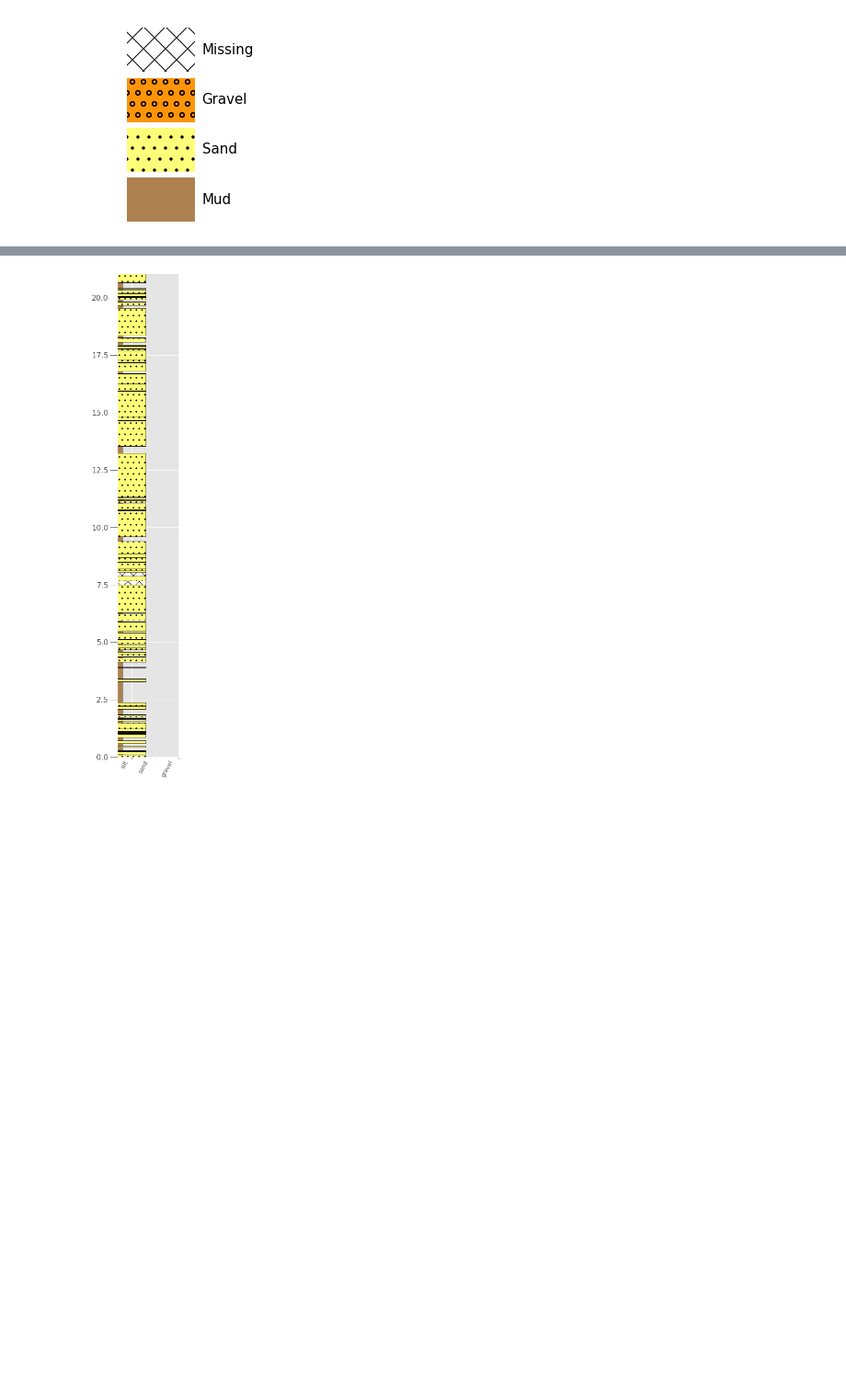
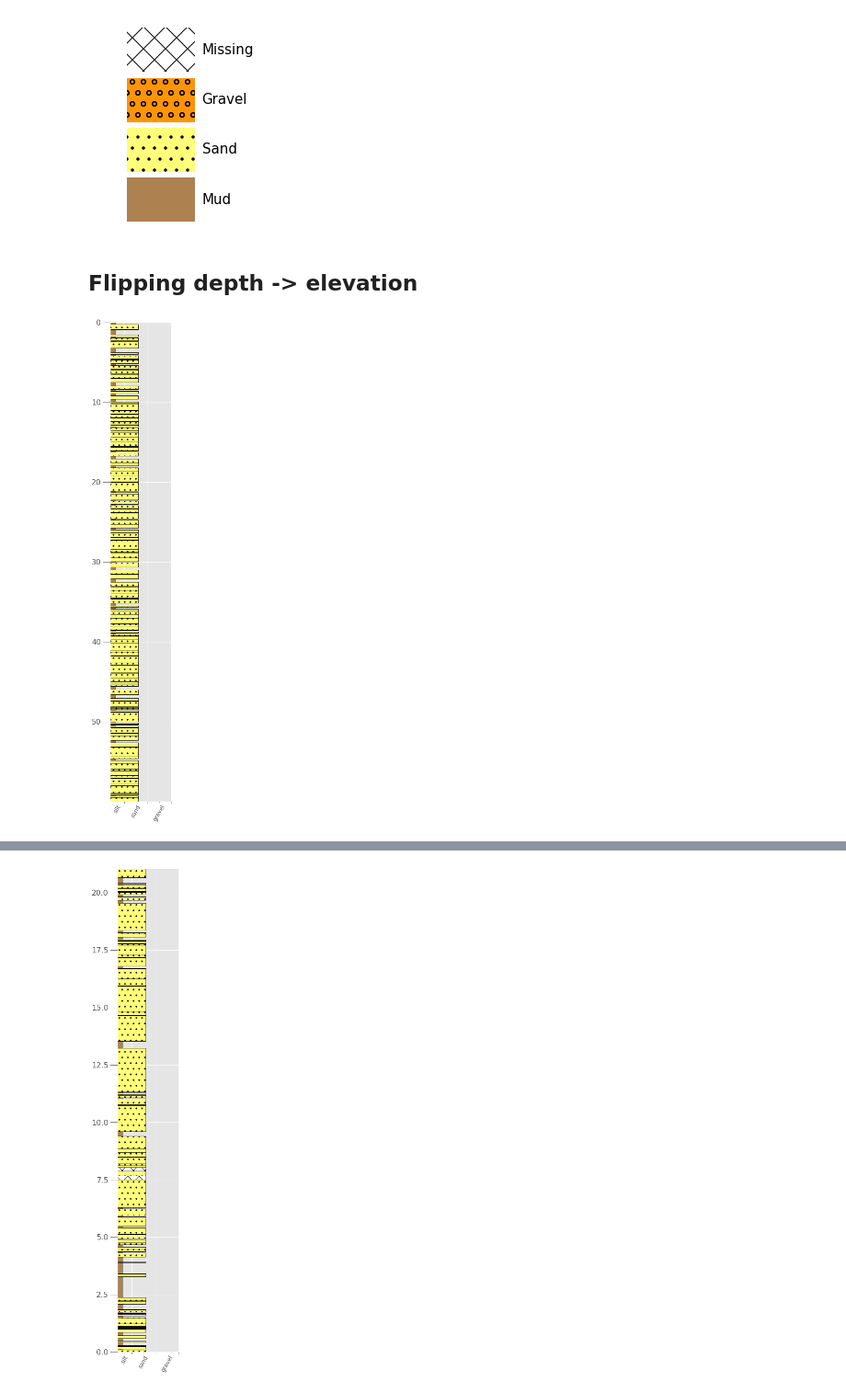
Before and after one commit to rgmyr/litholog, a Jupyter notebook: notebooks/actual_demo.ipynb, the cells around one changed output, grey strips where cells are left out. Shown at 92% size. Cells and saved outputs as stored; diff of their text form; code cells hidden in the pictures; blank space fills up the shorter version.

```diff
--- a/notebooks/actual_demo.ipynb
+++ b/notebooks/actual_demo.ipynb
@@ -89,3 +89,11 @@ print(example_seq.metadata)
 litholog.defaults.litholegend.plot()
 # %% [output]
 [figure]
+# %% [markdown]
+## Flipping depth -> elevation
+# %%
+# depth version (this is only depth-ordered one in demo)
+seqs[-2].plot(legend=litholog.defaults.litholegend,
+             fig_width=3, aspect=5, wentworth='coarse')
+# %% [output]
+[figure, added]
```
Also changed, not shown: parts of 7 cells of this notebook, 1 other file.
